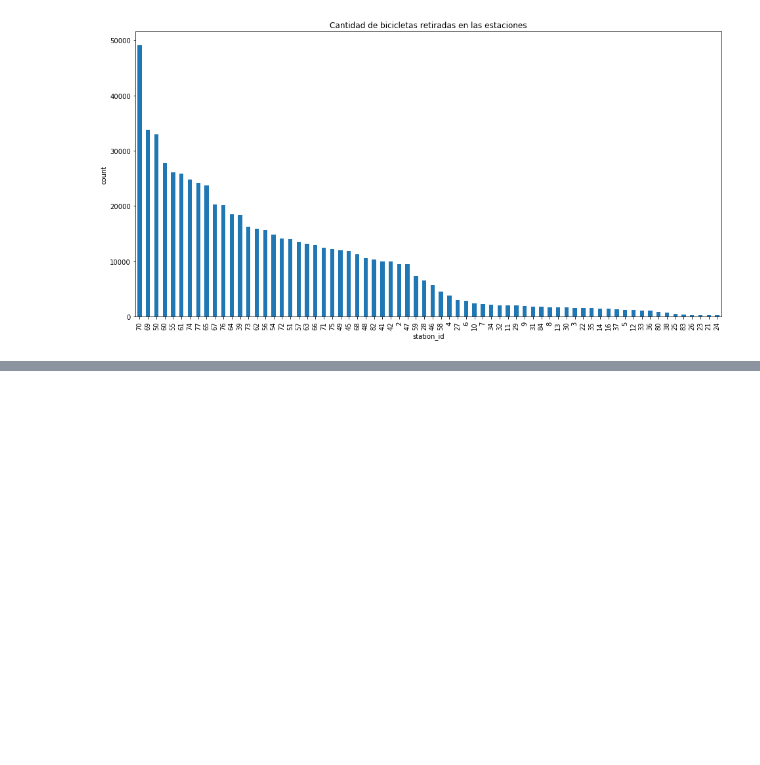
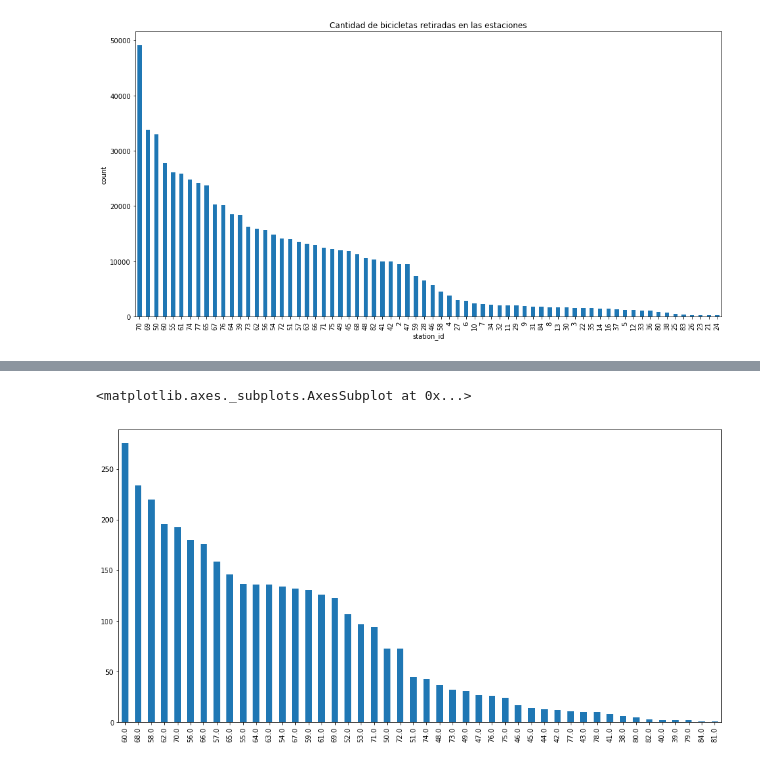
Before and after one commit to pabloernesto/sfBikes, a Jupyter notebook: robert_script.ipynb, the cells around one changed output, grey strips where cells are left out. Cells and saved outputs as stored; diff of their text form; code cells hidden in the pictures; blank space fills up the shorter version.

Commit message:
analisis de datos

```diff
--- a/robert_script.ipynb
+++ b/robert_script.ipynb
@@ -122,0 +227,2 @@ plt.ylabel('count')
+# %%
+weather = pd.read_csv('/Users/Robert/Documents/OrganizacionDeDatos/data/weather.csv')
@@ -122,0 +294,5 @@ plt.ylabel('count')
+# %%
+weather.mean_temperature_f.value_counts().plot.bar(figsize = (16,8))
+# %% [output]
+<matplotlib.axes._subplots.AxesSubplot at 0x...>
+[figure, added]
```
Also changed, not shown: parts of 69 cells of this notebook, 13 other files.
